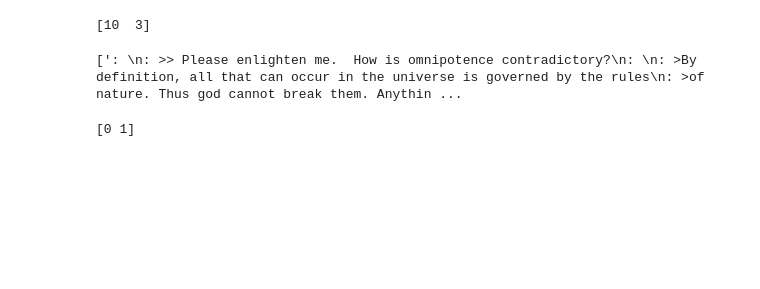
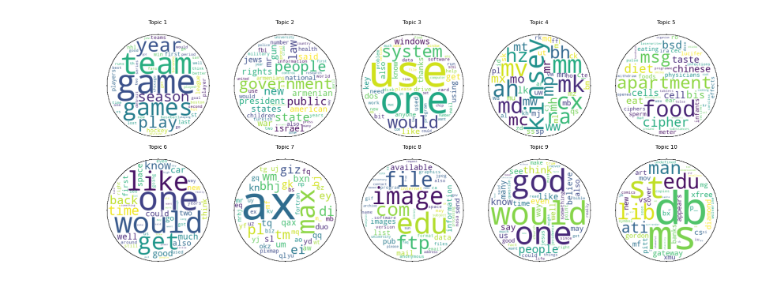
Before and after one commit to Reginasabs/NLP, a Jupyter notebook: LDAvis-20newsgroups.ipynb, the cells around one changed output. Drawn from its saved outputs; the diff is of its cells as text; code cells hidden in the pictures; blank space fills up the shorter version.

```diff
--- a/LDAvis-20newsgroups.ipynb
+++ b/LDAvis-20newsgroups.ipynb
@@ -8,0 +15,6 @@ from IPython.display import display, HTML
+# %%
+# Download stopwords if not already available
+nltk.download('stopwords')
+
+# Define stop words
+stop_words = set(stopwords.words('english'))
@@ -12,7 +28,12 @@ data = fetch_20newsgroups(subset='all', remove=('headers', 'footers', 'quotes'))
 documents = data.data
 # %%
 # Tokenize and preprocess the documents
-processed_docs = [gensim.utils.simple_preprocess(doc) for doc in documents]
+def preprocess(text):
+    tokens = gensim.utils.simple_preprocess(text, deacc=True)
+    tokens = [token for token in tokens if token not in stop_words]  # Stop word removal
+    return tokens
+
+processed_docs = [preprocess(doc) for doc in documents]
 # %%
 # Create a dictionary and corpus
 dictionary = corpora.Dictionary(processed_docs)
@@ -64,4 +78,0 @@ print(data.data[:2])  # Print the first two documents
-# %%
-print(data.target[:2])  # Print the target labels for the first two documents
-# %% [output]
-[10  3]
@@ -72,8 +79,18 @@ newsgroups = fetch_20newsgroups(subset='train', categories=categories, remove=('
-# %%
-print(newsgroups.data[:2])  # Print the first two documents
-# %% [output]
-[': \n: >> Please enlighten me.  How is omnipotence contradictory?\n: \n: >By definition, all that can occur in the universe is governed by the rules\n: >of nature. Thus god cannot break them. Anythin ...
-# %%
-print(newsgroups.target[:2])  # Print the target labels for the first two documents
-# %% [output]
-[0 1]
+# %%
+# Create a mask for the word clouds
+# Here we use a circular mask; you can create your own shape and use it
+x, y = np.ogrid[:300, :300]
+mask = (x - 150) ** 2 + (y - 150) ** 2 > 130 ** 2
+mask = 255 * mask.astype(int)
+# %%
+fig, axes = plt.subplots(2, 5, figsize=(20, 8))
+
+for i, ax in enumerate(axes.flatten()):
+    wordcloud = WordCloud(width=800, height=400, background_color='white', mask=mask, contour_width=1, contour_color='black').generate_from_frequencies(dict(lda_model.show_topic(i, 50)))
+    ax.imshow(wordcloud, interpolation='bilinear')
+    ax.axis('off')
+    ax.set_title(f'Topic {i + 1}')
+plt.tight_layout()
+plt.show()
+# %% [output]
+[figure, added]
```
Also changed, not shown: parts of 8 cells of this notebook.
